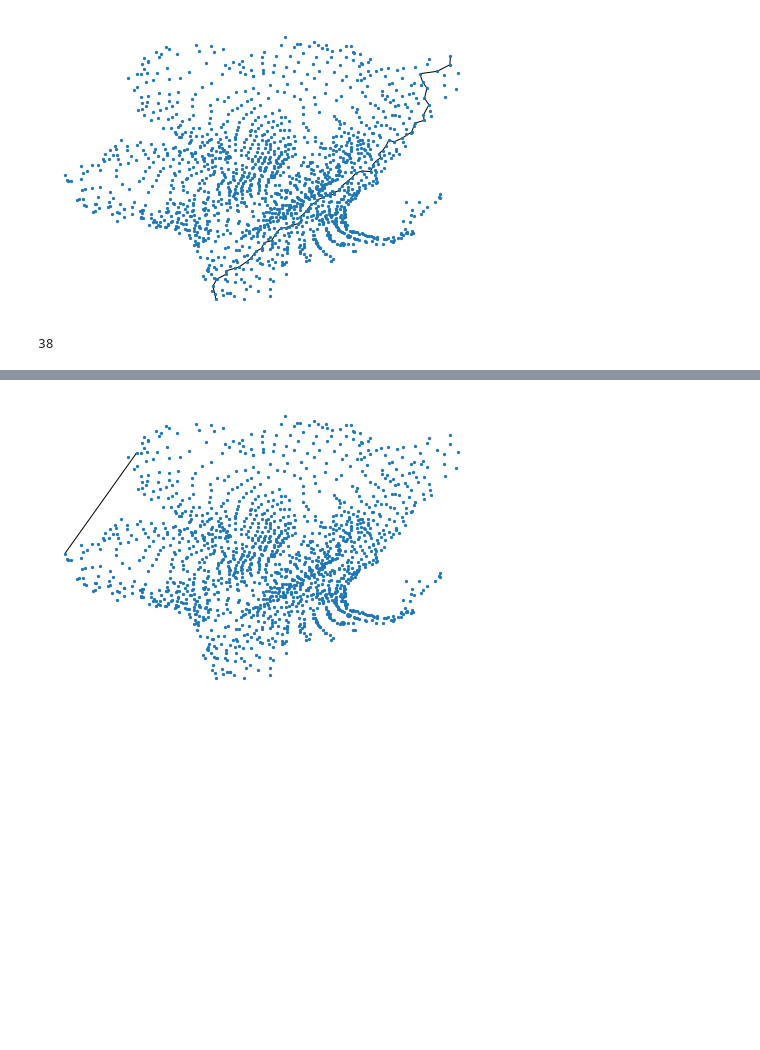
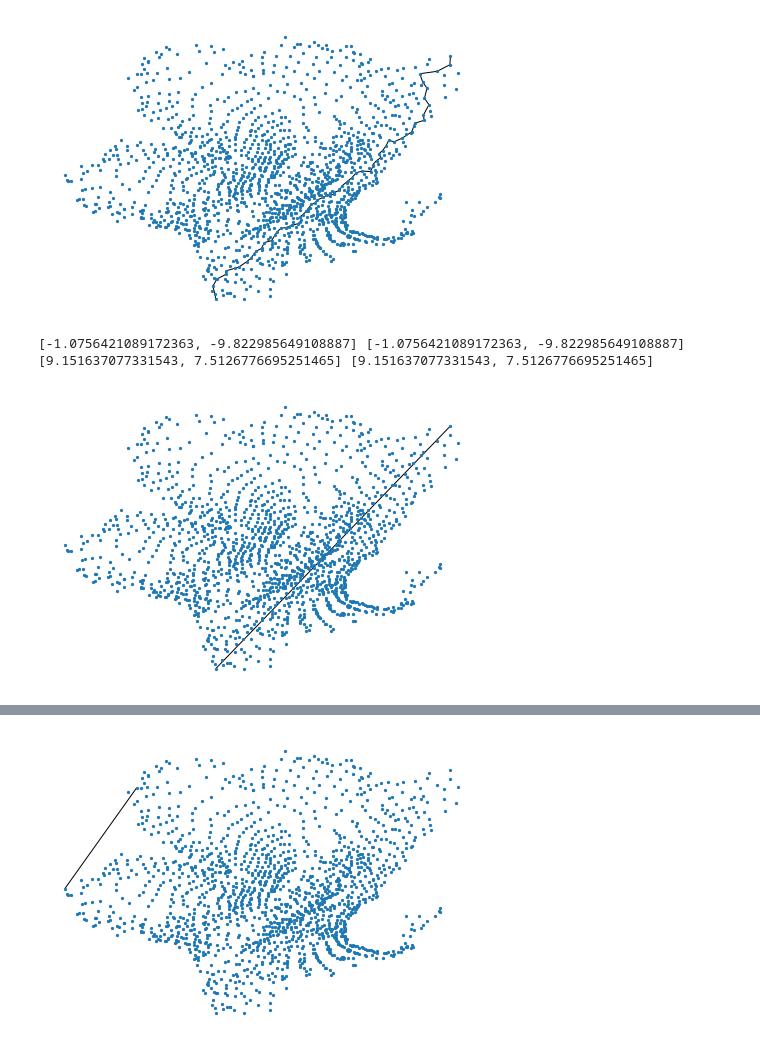
Before and after one commit to Iddoyadlin/DeepLearningCS3598, a Jupyter notebook: graph.ipynb, the cells around one changed output, grey strips where cells are left out. Cells and saved outputs as stored; diff of their text form; code cells hidden in the pictures; blank space fills up the shorter version.

```diff
--- a/graph.ipynb
+++ b/graph.ipynb
@@ -310,29 +322,37 @@ most distant points are at indexes (182, 220)
 [figure]
 # %%
 n_images=len(path)*2+1 #assuming number of images is k*len(path) + 1
-
-sampled_path = [path[i] for i in range(0,len(path), 20)]
+sampled_path = [path[0], path[-1]]
 
 def generate_extra_points(u, v, n_points):
     u = np.array(u)
     v = np.array(v)
     alphas = np.linspace(0, 1, n_points)[1:-1]
     points = []
     for alpha in alphas:
-        points.append(alpha *u + (1-alpha)*v)
+        points.append((1-alpha) *u + (alpha)*v)
     return points
 
 
 interpolation_path = []
 for i in range(len(sampled_path)-1):
     images_to_generate = n_images // len(sampled_path) - 1
     u = points[sampled_path[i]]
     v = points[sampled_path[i+1]]
     new_points = generate_extra_points(u,v, images_to_generate)
-    interpolation_path.extend([u]+new_points+[v])
-print(len(interpolation_path))
+    if i==0:
+        to_add = [u]+new_points+[v]
+    else:
+        to_add = new_points+[v]
+    interpolation_path.extend(to_add)
+
+print(interpolation_path[0], points[sampled_path[0]])
+print(interpolation_path[-1], points[sampled_path[-1]])
+display_path_graph(G, sampled_path)
 # %% [output]
-38
+[-1.0756421089172363, -9.822985649108887] [-1.0756421089172363, -9.822985649108887]
+[9.151637077331543, 7.5126776695251465] [9.151637077331543, 7.5126776695251465]
+[figure, added]
 # %%
 fig = plt.figure()
 
```
Also changed, not shown: parts of 3 cells of this notebook, 1 other file.
